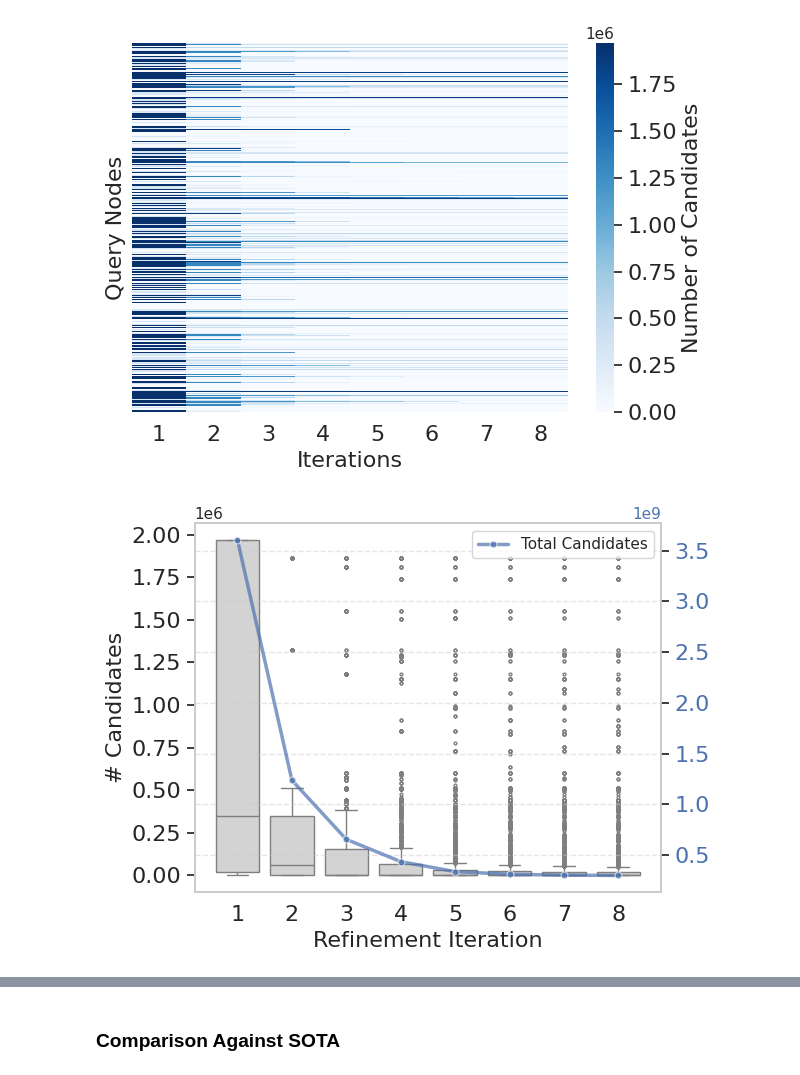
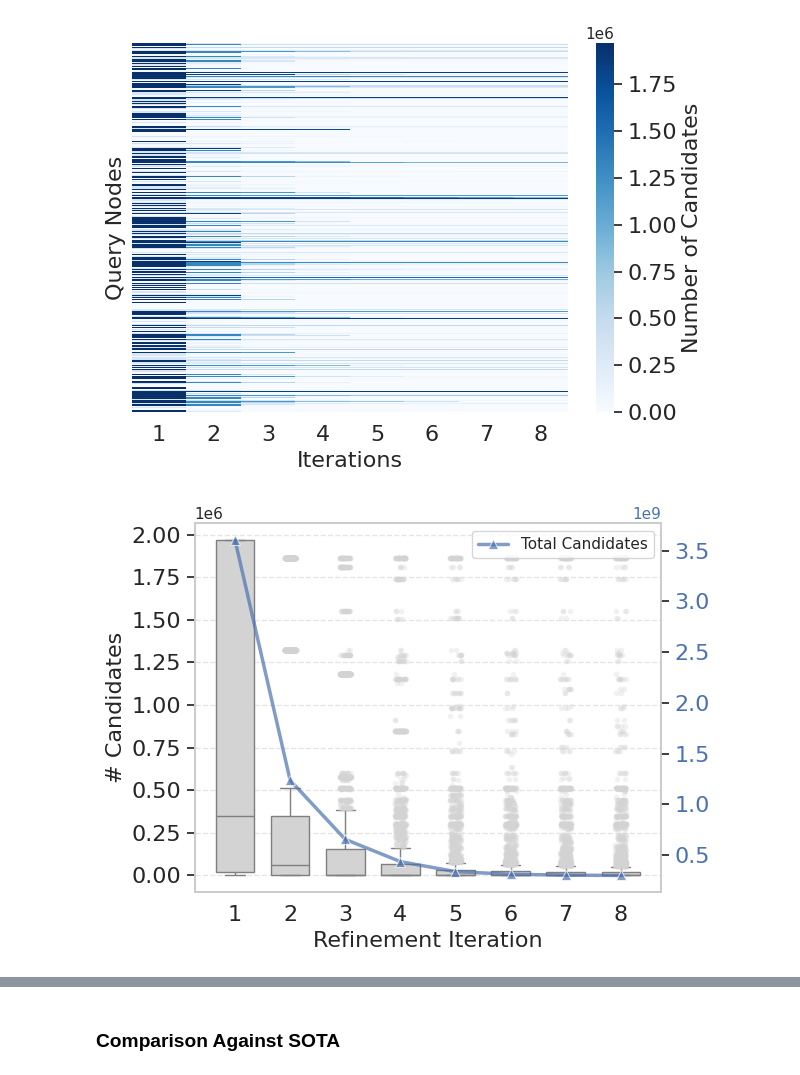
Before and after one commit to antonio-decaro/SIGMo, a Jupyter notebook: 4_produce_plot.ipynb, the cells around one changed output, grey strips where cells are left out. Drawn from its saved outputs; the diff is of its cells as text; code cells hidden in the pictures.

Commit message:
modified boxplot to represent outliers in a different way

```diff
--- a/4_produce_plot.ipynb
+++ b/4_produce_plot.ipynb
@@ -373,32 +373,62 @@ fig.show()
 [figure]
 # %%
 FONTSIZE = 16
+COLOR=sns.color_palette()[0]
 fig, ax1 = plt.subplots()
 
-# Boxplot for candidate size distributions
-sns.boxplot(data=data_for_scatter, x='Iteration', y='CandidateSize',
-            flierprops=dict(marker='.', markersize=4), ax=ax1, color="lightgray")
+# Function to get outliers
+def find_outliers(group):
+    values = group['CandidateSize']
+    q1 = values.quantile(0.25)
+    q3 = values.quantile(0.75)
+    iqr = q3 - q1
+    lower = q1 - 1.5 * iqr
+    upper = q3 + 1.5 * iqr
+    return group[(values < lower) | (values > upper)]
+
+outliers_df = data_for_scatter.groupby('Iteration', group_keys=False).apply(find_outliers)
+
+sns.boxplot(data=data_for_scatter,
+            x='Iteration',
+            y='CandidateSize',
+            flierprops=dict(marker='.', markersize=4),
+            ax=ax1,
+            color="lightgray",
+            width=0.7,
+            showfliers=False,
+            )
+sns.stripplot(
+    data=outliers_df,
+    x='Iteration',
+    y='CandidateSize',
+    ax=ax1,
+    jitter=True,
+    size=4,
+    color='lightgray',
+    alpha=0.3
+)
 
 ax1.set_xlabel('Refinement Iteration', fontsize=FONTSIZE)
 ax1.set_ylabel('# Candidates', fontsize=FONTSIZE)
 set_font_size(ax1, FONTSIZE)
 
 # Secondary axis for the total sum of candidates per iteration
 ax2 = ax1.twinx()
 total_candidates = data_for_scatter.groupby('Iteration')['CandidateSize'].sum().reset_index()
 
-sns.lineplot(data=total_candidates['CandidateSize'], ax=ax2, marker='o', linestyle='-', label='Total Candidates', linewidth=2.5, markersize=5, alpha=.7)
+sns.lineplot(data=total_candidates['CandidateSize'], ax=ax2, marker='^', linestyle='-', label='Total Candidates', linewidth=2.5, markersize=7, alpha=.7, color=COLOR)
 ax2.set_ylabel('')
-ax2.tick_params(axis='y', labelcolor=sns.color_palette()[0])
+ax2.tick_params(axis='y', labelcolor=COLOR)
 set_font_size(ax2, FONTSIZE)
-ax1.grid(False)
-ax2.grid(True, axis='y', linestyle='--', alpha=0.5)
+ax1.grid(True, axis='y', linestyle='--', alpha=0.5)
+# ax2.grid(True, axis='y', linestyle='--', alpha=0.5, color=sns.color_palette()[0])
+ax2.grid(False)
 
 fig.tight_layout()
 fig.savefig('./out/plots/candidates_size.pdf')
 fig.show()
 # %% [output]
-[figure, old version]
+[figure, new version]
 # %%
 from mpl_toolkits.axes_grid1.inset_locator import mark_inset
 
```
Also changed, not shown: parts of 4 cells of this notebook.
